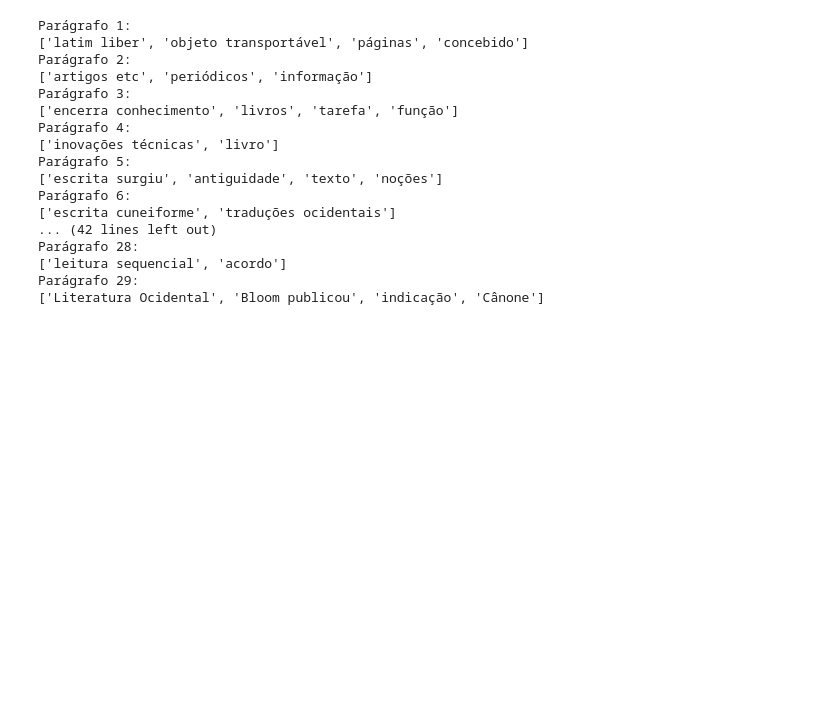
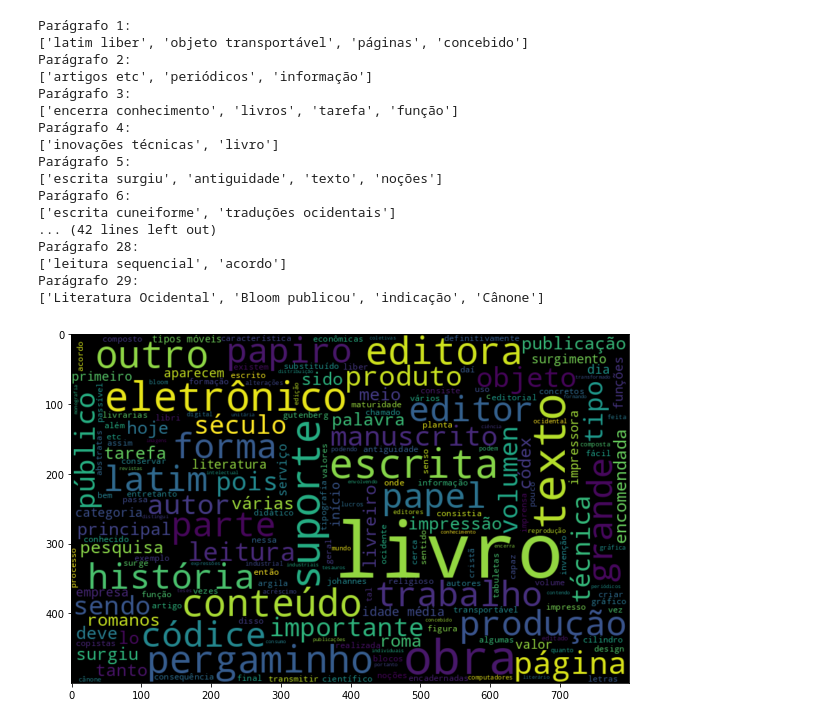
Before and after one commit to caiocoutinhoo/estudo-nlp, a Jupyter notebook: yake_project/Untitled.ipynb, the cells around one changed output. Drawn from its saved outputs; the diff is of its cells as text; code cells hidden in the pictures; blank space fills up the shorter version.

```diff
--- a/yake_project/Untitled.ipynb
+++ b/yake_project/Untitled.ipynb
@@ -111,3 +106,22 @@ Parágrafo 28:
 ['leitura sequencial', 'acordo']
 Parágrafo 29:
 ['Literatura Ocidental', 'Bloom publicou', 'indicação', 'Cânone']
+# %%
+%matplotlib inline
+
+from wordcloud import WordCloud
+
+texto_completo = ' '.join([texto for texto in paragrafos_array])
+
+texto_completo = pre_processamento(texto_completo)
+
+nuvem_palavras = WordCloud(width= 800, height= 500,
+                           max_font_size=110).generate(texto_completo)
+# %%
+import matplotlib.pyplot as plt
+
+plt.figure(figsize=(10,7))
+plt.imshow(nuvem_palavras, interpolation='bilinear')
+plt.show()
+# %% [output]
+[figure, added]
```
Also changed, not shown: parts of 2 cells of this notebook, 37 other files.
